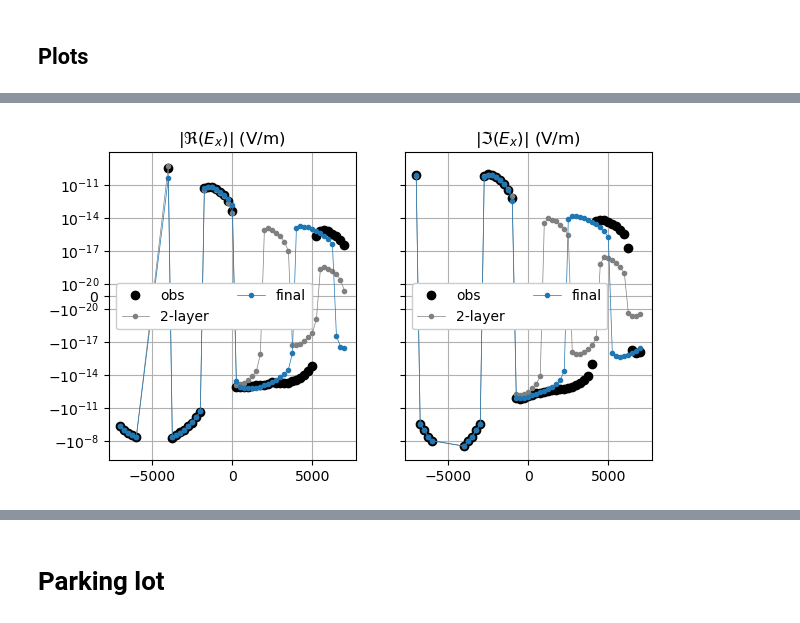
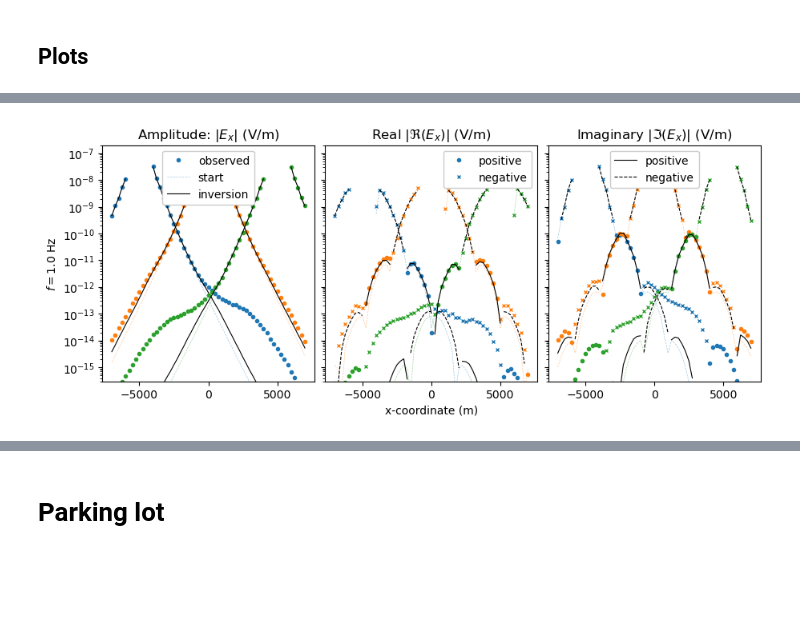
Before and after one commit to prisae/dev-pygimli-emg3d, a Jupyter notebook: DevInv.ipynb, the cells around one changed output, grey strips where cells are left out. Saved outputs shown, nothing was run; the diff lists cells and outputs as text; code cells hidden in the pictures; blank space fills up the shorter version.

```diff
--- a/DevInv.ipynb
+++ b/DevInv.ipynb
@@ -56,7 +48,7 @@ Model: conductivity; isotropic; 32 x 16 x 16 (8,192)
 # %%
 # For dev-purposes, we only select one source
 # [for dev-purposes it is also a very simple model]
-inp_survey = inp_survey.select(sources='TxED-1')
+#inp_survey = inp_survey.select(sources='TxED-1')
 inp_survey
 # %% [output]
 :: Survey ::
@@ -80,7 +72,7 @@ sim = emg3d.simulations.Simulation(
     survey=inp_survey,
     model=con_model,
     gridding='same',  # I would like to make that more flexible in the future
-    max_workers=4,    # Adjust as needed
+    max_workers=6,    # Adjust as needed
     receiver_interpolation='linear',  # Currently necessary for the gradient
     #solver_opts={'plain': True, 'maxit': 1},  # Just for dev-purpose
     #solver_opts={'tol': 1e-4},                # Just for dev-purpose
@@ -216,11 +208,13 @@ INV = pg.Inversion(fop=fop, verbose=True, debug=True)
 INV.setRegularization(0, limits=(0.001, 2), startModel=1)
 INV.setRegularization(1, limits=(3, 4), startModel=3.33) # , single=True)
 # %%
+%%time
+
 fop.obs_errors[fop.obs_errors > 0.5] = 1e8
 errmodel = INV.run(
     dataVals=fop.obs_data,
     relativeError=fop.obs_errors,
-    maxIter=4, # just to test
+    #maxIter=1, # just to test
     lam=1,
     verbose=True,
     #startModel=...,
@@ -266,4 +260,8 @@ sim.survey.data['inv'] = sim.survey.data.observed.copy(data=idata)
 sim.clean('computed')
 sim.model = inp_data['model']
 sim.compute()  # <- puts it into 'synthetic'
+# %%
+# Store final model as model to be saved with the simulation
+sim.model = emg3d.Model(inp_grid, np.array(INV.model), mapping='Conductivity')
+#sim.to_file('Simulation.h5')
 # %%
@@ -310,23 +313,77 @@ plt.colorbar(out1, ax=axs, orientation='horizontal', fraction=.1, shrink=.8, asp
 # %%
-fig, (ax1, ax2) = plt.subplots(1, 2, figsize=(7, 4), sharex=True, sharey=True)
+def pos(data):
+    """Return positive data; set negative data to NaN."""
+    return np.array([x if x > 0 else np.nan for x in data])
 
-for i, src in enumerate(sim.survey.sources.keys()):
-    ax1.plot(rec_coords[0], obs.loc[src, :, :].real, "ko", label='obs' if i == 0 else '')
-    ax1.plot(rec_coords[0], two.loc[src, :, :].real, ".-", c='.5', lw=0.5, label='2-layer' if i == 0 else '')
-    ax1.plot(rec_coords[0], syn.loc[src, :, :].real, f"C{i}.-", lw=0.5, label='final' if i == 0 else '')
-    ax2.plot(rec_coords[0], obs.loc[src, :, :].imag, "ko", label='obs' if i == 0 else '')
-    ax2.plot(rec_coords[0], two.loc[src, :, :].imag, ".-", c='.5', lw=0.5, label='2-layer' if i == 0 else '')
-    ax2.plot(rec_coords[0], syn.loc[src, :, :].imag, f"C{i}.-", lw=0.5, label='final' if i == 0 else '')
 
-ax2.set_yscale('symlog', linthresh=1e-20)
-ax1.legend(ncol=2, framealpha=1)
-ax2.legend(ncol=2, framealpha=1)
-ax1.grid()
-ax2.grid()
-ax1.set_title('$|\Re(E_x)|$ (V/m)')
-ax2.set_title('$|\Im(E_x)|$ (V/m)');
+def neg(data):
+    """Return -negative data; set positive data to NaN."""
+    return np.array([-x if x < 0 else np.nan for x in data])
+
+height = sim.survey.shape[2]*1.7+2
+fig, axs = plt.subplots(sim.survey.shape[2], 3, figsize=(9, height), constrained_layout=True, sharex=True, sharey=True)
+axs = np.atleast_2d(axs)  # So it works if only 1 freq
+
+# Data
+obs = sim.data.observed
+syn = sim.data.inv
+syn.data[~np.isfinite(obs.data)] = np.nan+1j*np.nan
+two = sim.data.synthetic
+two.data[~np.isfinite(obs.data)] = np.nan+1j*np.nan
+
+rec_coords = sim.survey.receiver_coordinates()
+
+for ii, freq in enumerate(sim.survey.frequencies.keys()):
+    for i, src in enumerate(sim.survey.sources.keys()):
+        #if i in [1, 3, 5]:
+        #    continue
+
+        # Observed data
+        axs[ii, 0].plot(rec_coords[0], abs(obs.loc[src, :, freq].data), f"C{i}.",
+                        label='observed' if i == 0 else '')
+        axs[ii, 1].plot(rec_coords[0], pos(obs.loc[src, :, freq].data.real), f"C{i}.",
+                        label='positive' if i == 0 else '')
+        axs[ii, 1].plot(rec_coords[0], neg(obs.loc[src, :, freq].data.real), f"C{i}x", ms=3,
+                        label='negative' if i == 0 else '')
+        axs[ii, 2].plot(rec_coords[0], pos(obs.loc[src, :, freq].data.imag), f"C{i}.")
+        axs[ii, 2].plot(rec_coords[0], neg(obs.loc[src, :, freq].data.imag), f"C{i}x", ms=3)
+
+        # Start model
+        axs[ii, 0].plot(rec_coords[0], abs(two.loc[src, :, freq].data), f"C{i}--", alpha=.4, lw=0.5,
+                        label='start' if i == 0 else '')
+        axs[ii, 1].plot(rec_coords[0], abs(two.loc[src, :, freq].data.real), f"C{i}--", alpha=.4, lw=0.5)
+        axs[ii, 2].plot(rec_coords[0], abs(two.loc[src, :, freq].data.imag), f"C{i}--", alpha=.4, lw=0.5)
+
+        # Inverted data
+        axs[ii, 0].plot(rec_coords[0], abs(syn.loc[src, :, freq].data), f"k-", lw=0.8,
+                        label='inversion' if i == 0 else '')
+        axs[ii, 1].plot(rec_coords[0], pos(syn.loc[src, :, freq].data.real), f"k-", lw=0.8)
+        axs[ii, 1].plot(rec_coords[0], neg(syn.loc[src, :, freq].data.real), f"k--", lw=0.8)
+        axs[ii, 2].plot(rec_coords[0], pos(syn.loc[src, :, freq].data.imag), f"k-", lw=0.8,
+                        label='positive' if i == 0 else '')
+        axs[ii, 2].plot(rec_coords[0], neg(syn.loc[src, :, freq].data.imag), f"k--", lw=0.8,
+                        label='negative' if i == 0 else '')
+
+
+    axs[ii, 0].set_ylabel(f'$f={sim.survey.frequencies[freq]}$ Hz')
+
+
+axs[0, 0].set_yscale('log')
+axs[0, 0].set_ylim([3e-16, 2e-7])
+
+axs[0, 0].set_title('Amplitude: $|E_x|$ (V/m)')
+axs[0, 1].set_title('Real $|\Re(E_x)|$ (V/m)')
+axs[0, 2].set_title('Imaginary $|\Im(E_x)|$ (V/m)')
+
+axs[0, 0].legend(framealpha=1)
+axs[0, 1].legend(framealpha=1)
+axs[0, 2].legend(framealpha=1)
+
+axs[-1, 1].set_xlabel('x-coordinate (m)')
+plt.savefig('ResponseFit-7x7.png', dpi=300)
+plt.show()
 # %% [output]
-[figure, old version]
+[figure, new version]
 # %%
 pg.Report('emg3d')
 # %% [output]
```
Also changed, not shown: parts of 7 cells of this notebook, 4 other files.
